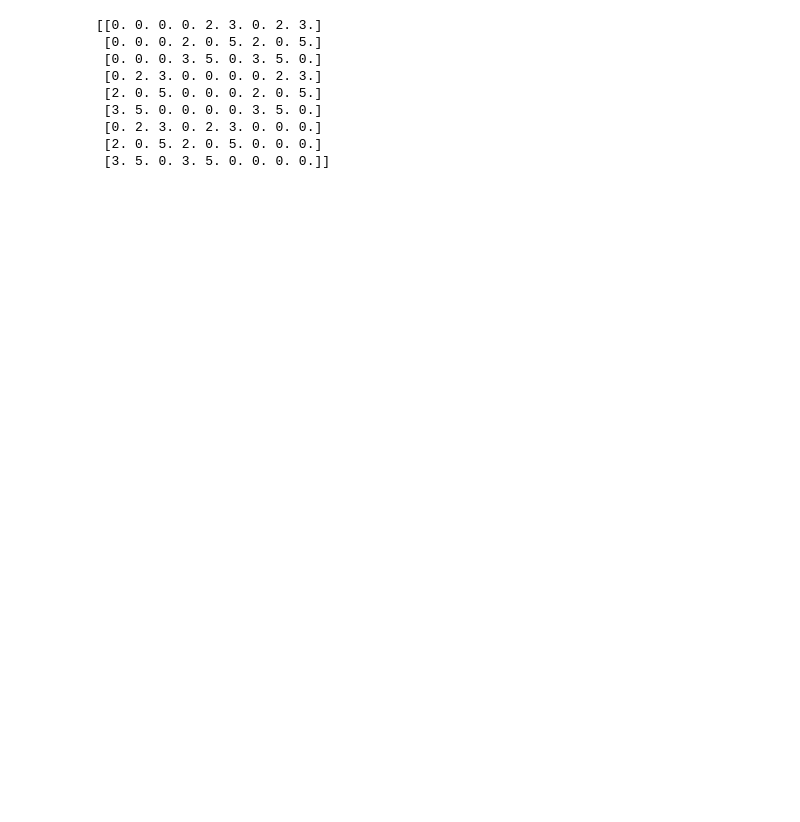
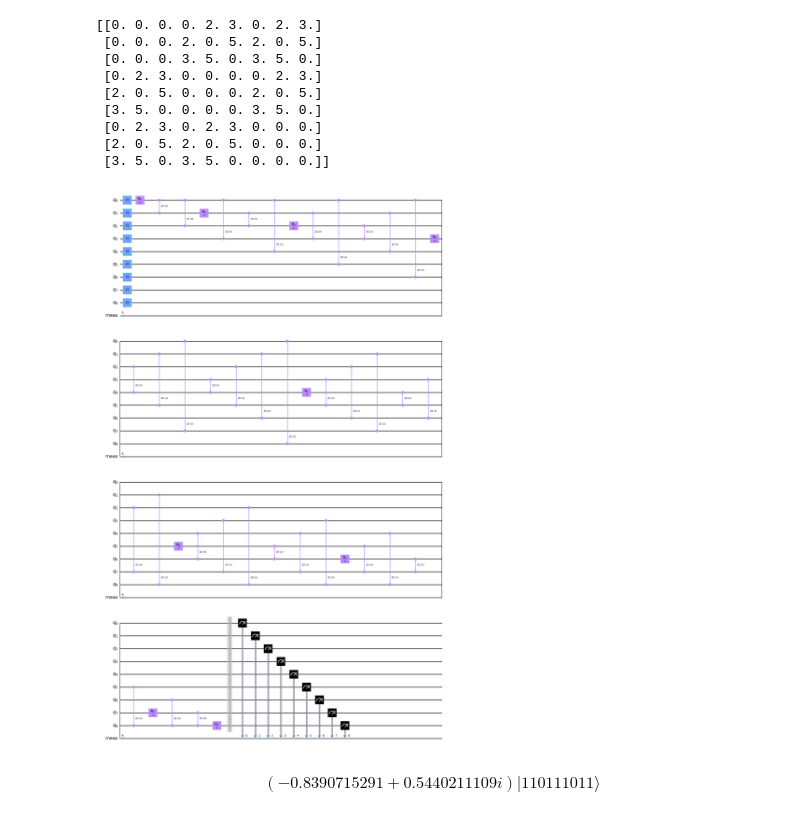
Before and after one commit to Sajjad-Ahmad-phy/A-Quantum-Neural-Network-for-Quadratic-Assignment-Problems, a Jupyter notebook: Encoding Layer.ipynb, the cells around one changed output. Saved outputs shown, nothing was run; the diff lists cells and outputs as text; code cells hidden in the pictures; blank space fills up the shorter version.

```diff
--- a/Encoding Layer.ipynb
+++ b/Encoding Layer.ipynb
@@ -43,3 +45,30 @@ print(K)
  [0. 2. 3. 0. 2. 3. 0. 0. 0.]
  [2. 0. 5. 2. 0. 5. 0. 0. 0.]
  [3. 5. 0. 3. 5. 0. 0. 0. 0.]]
+# %%
+qc = QuantumCircuit(9)
+
+qc.h([i for i in range(9)])
+
+for i in range(9):
+    a = 1
+    for j in range(9):
+        if i == j:
+            qc.ry(K[i][j], i)
+        elif i != j and i != a:
+            qc.append(RZZGate(K[i][j]), [i, a])
+            a += 1
+    a += 1
+
+
+qc.measure_all()
+qc.draw('mpl')
+# %% [output]
+[figure, added]
+# %%
+simulator = Aer.get_backend('statevector_simulator')
+result = execute(qc, simulator).result()
+statevector = result.get_statevector()
+statevector.draw('latex')
+# %% [output]
+$$(-0.8390715291 + 0.5440211109 i) |110111011\rangle$$
```
Also changed, not shown: parts of 4 cells of this notebook, 3 other files.
